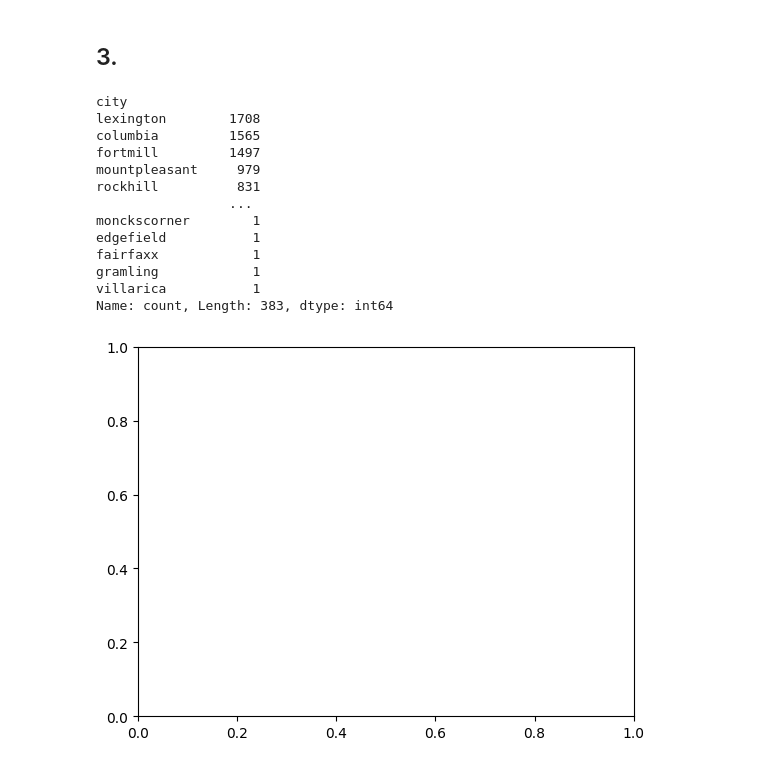
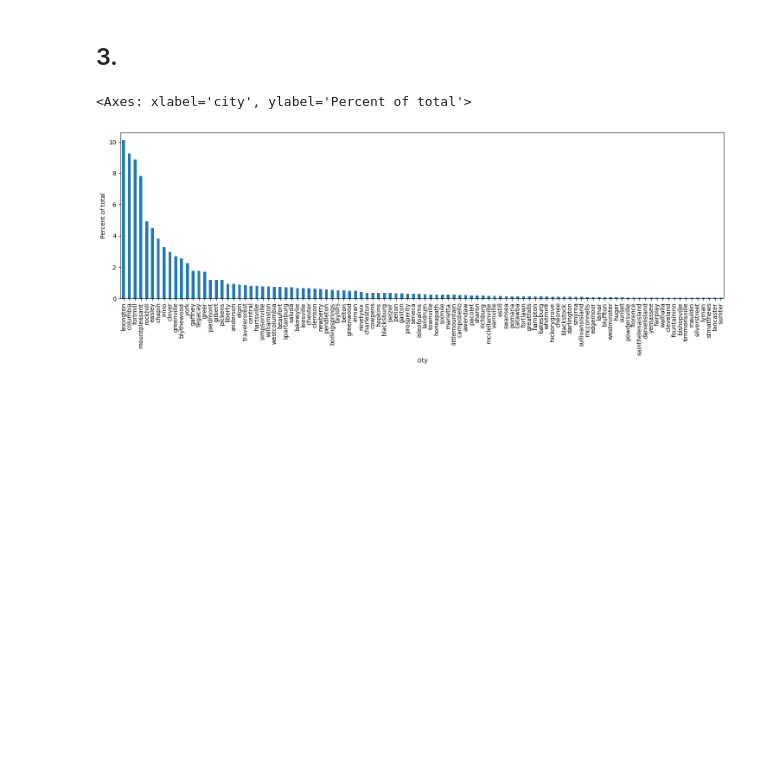
Before and after one commit to John-A-Aydin/AI-Quizzes, a Jupyter notebook: Quiz1/Question4/Question4.ipynb, the cells around one changed output. Drawn from its saved outputs; the diff is of its cells as text; code cells hidden in the pictures; blank space fills up the shorter version.

```diff
--- a/Quiz1/Question4/Question4.ipynb
+++ b/Quiz1/Question4/Question4.ipynb
@@ -153,31 +160,35 @@ One major assumption I made is that missing dob isn't due to the participant bei
 # %% [markdown]
 ## 3.
 # %%
-# Drop all rows without city data
-#cityDf = df[df['city'].notna()]
+# Drop all rows without city data (Decided to just make them 'not given')
+# cityDf = df[df['city'].notna()]
 def formatCity(city):
     newCity = city.lower()
-    return ''.join(filter(str.isalnum, newCity))
+    newCity = ''.join(filter(str.isalnum, newCity))
+    # Mount Pleasant has a very high amount of misspelling
+    mtPleasant = {'mtpleasent', 'mtpleasant', 'mountpleasent'}
+    if (newCity in mtPleasant):
+        newCity = "mountpleasant"
+    return newCity
+
+# Didnt account for different states, but most of this is from SC
 for _, row in df.iterrows():
     if (not isinstance(row['city'], str)):
         row['city'] = 'not given'
     else:
         row['city'] = formatCity(row['city'])
 
-fig, ax = plt.subplots()
-print(df['city'].value_counts())
+# A bunch of random spelling so I'm just dropping anything under 0.04%
+# This removes places like John's Island, but since the majority are missplelligns im okay with it
+counts = df['city'].value_counts(normalize=True).mul(100)
+idx = 0
+for _, val in counts.items():
+    if (val <= 0.04):
+        break
+    idx += 1
+counts = counts.iloc[:idx]
+counts.plot(kind = 'bar', ylabel='Percent of total', figsize=(18,5))
+# Idealy I would plug in the city names to some fuzzy search algorithm to match them with a list of cities and towns
 # %% [output]
-city
-lexington        1708
-columbia         1565
-fortmill         1497
-mountpleasant     979
-rockhill          831
-                 ...
-monckscorner        1
-edgefield           1
-fairfaxx            1
-gramling            1
-villarica           1
-Name: count, Length: 383, dtype: int64
+<Axes: xlabel='city', ylabel='Percent of total'>
-[figure, old version]
+[figure, new version]
```
Also changed, not shown: parts of 6 cells of this notebook.
